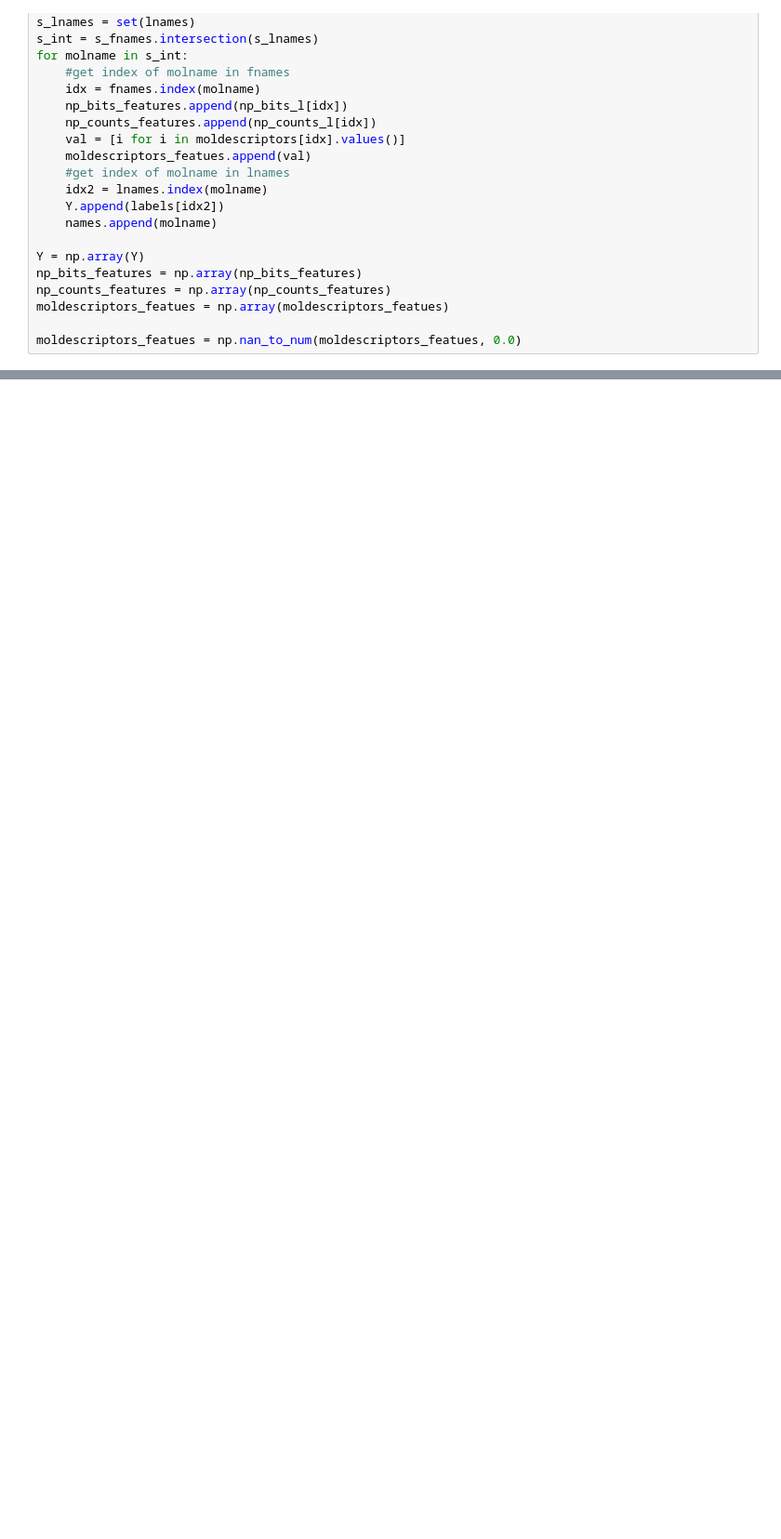
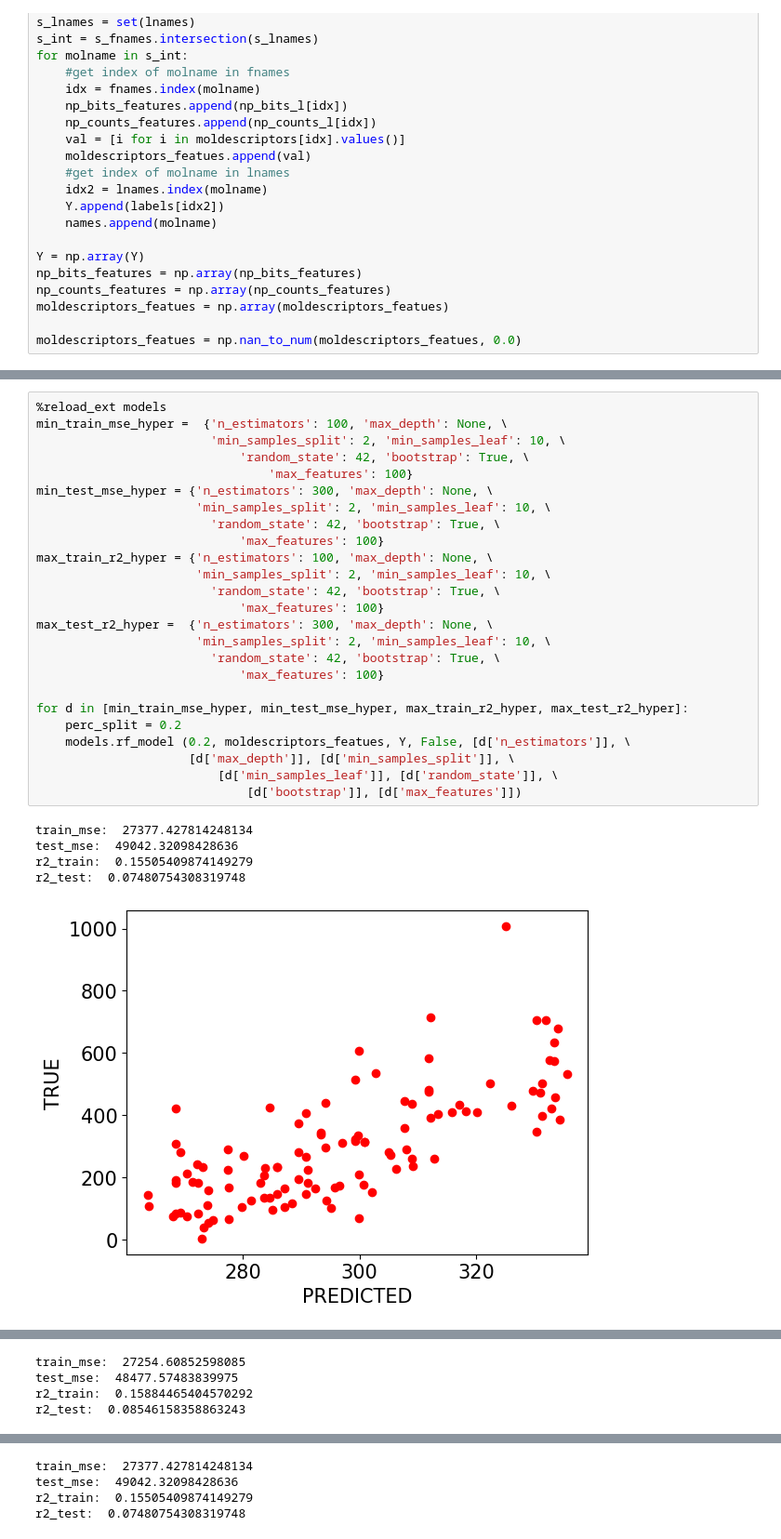
Before and after one commit to lstorchi/model_reaction_data, a Jupyter notebook: nasicmodels.ipynb, the cells around one changed output, grey strips where cells are left out. Shown: that part at 93% size. Saved outputs shown, nothing was run; the diff lists cells and outputs as text; blank space fills up the shorter version.

```diff
--- a/nasicmodels.ipynb
+++ b/nasicmodels.ipynb
@@ -138,0 +190,31 @@ models.rf_model (0.2, moldescriptors_featues, Y)
+# %%
+%reload_ext models
+min_train_mse_hyper =  {'n_estimators': 100, 'max_depth': None, \
+                        'min_samples_split': 2, 'min_samples_leaf': 10, \
+                            'random_state': 42, 'bootstrap': True, \
+                                'max_features': 100}
+min_test_mse_hyper = {'n_estimators': 300, 'max_depth': None, \
+                      'min_samples_split': 2, 'min_samples_leaf': 10, \
+                        'random_state': 42, 'bootstrap': True, \
+                            'max_features': 100}
+max_train_r2_hyper = {'n_estimators': 100, 'max_depth': None, \
+                      'min_samples_split': 2, 'min_samples_leaf': 10, \
+                        'random_state': 42, 'bootstrap': True, \
+                            'max_features': 100}
+max_test_r2_hyper =  {'n_estimators': 300, 'max_depth': None, \
+                      'min_samples_split': 2, 'min_samples_leaf': 10, \
+                        'random_state': 42, 'bootstrap': True, \
+                            'max_features': 100}
+
+for d in [min_train_mse_hyper, min_test_mse_hyper, max_train_r2_hyper, max_test_r2_hyper]:
+    perc_split = 0.2
+    models.rf_model (0.2, moldescriptors_featues, Y, False, [d['n_estimators']], \
+                     [d['max_depth']], [d['min_samples_split']], \
+                         [d['min_samples_leaf']], [d['random_state']], \
+                             [d['bootstrap']], [d['max_features']])
+# %% [output]
+train_mse:  27377.427814248134
+test_mse:  49042.32098428636
+r2_train:  0.15505409874149279
+r2_test:  0.07480754308319748
+[figure, added]
@@ -138,0 +222,4 @@ models.rf_model (0.2, moldescriptors_featues, Y)
+train_mse:  27254.60852598085
+test_mse:  48477.57483839975
+r2_train:  0.15884465404570292
+r2_test:  0.08546158358863243
@@ -138,0 +228,4 @@ models.rf_model (0.2, moldescriptors_featues, Y)
+train_mse:  27377.427814248134
+test_mse:  49042.32098428636
+r2_train:  0.15505409874149279
+r2_test:  0.07480754308319748
```
Also changed, not shown: parts of 13 cells of this notebook, 1 other file.
